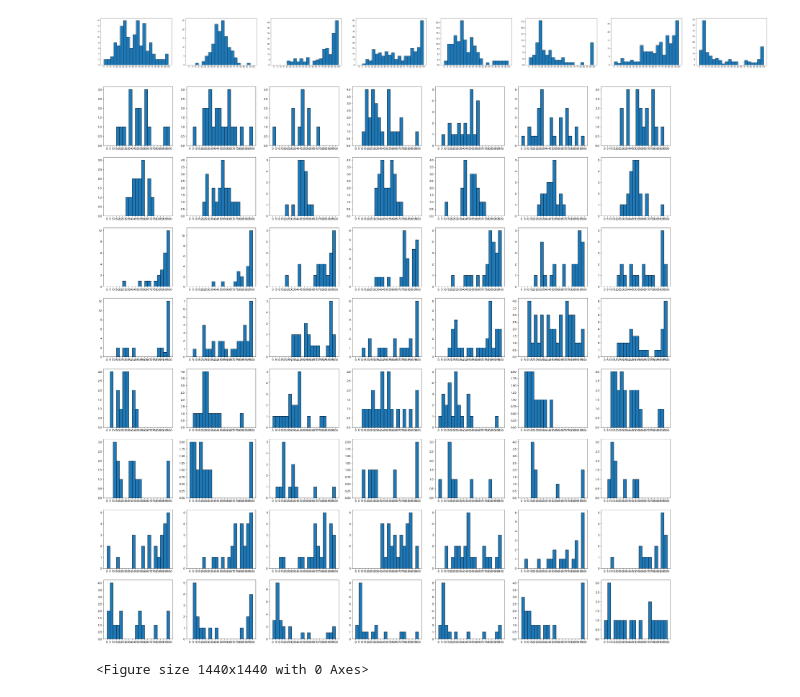
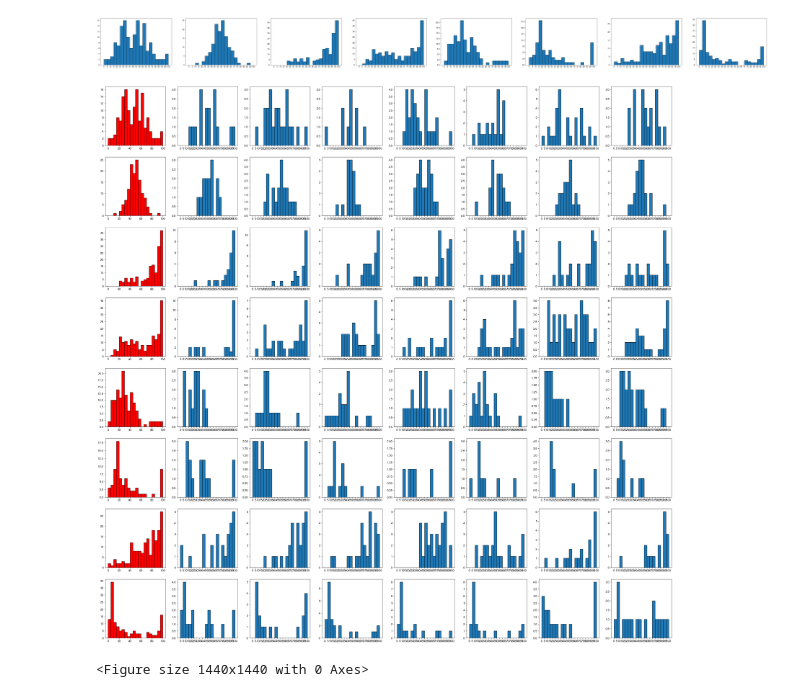
Before and after one commit to Isshin-Py-Sw-La-Me/Portfolio, a Jupyter notebook: bs_2.ipynb, the cells around one changed output. Cells and saved outputs as stored; diff of their text form; code cells hidden in the pictures.

```diff
--- a/bs_2.ipynb
+++ b/bs_2.ipynb
@@ -53,25 +53,35 @@ for i in range(len(users)):
 # %%
 #hist plot - +weekday
 plt.figure(figsize=(40,40))
 fuse_users = [x for x in range(0,8)]
 x_range = np.arange(0,105,5)
 
 for i in range(len(users)):
+    plt.subplot(8,8,1+i*8)
+    plt.hist(df.loc[(df["User"] == users[i]) &
+                    (df["state"] == "ON") &
+                    (df["date"] > dt.datetime(2021,12,1)) &
+                    (df["date"] < dt.datetime(2022,1,31))]["battery"],
+             range=(0,100),
+             bins=20,
+             ec="black",
+             color="red"
+            )
     for j in range(0,7):
-        plt.subplot(8,7,(j+1)+i*7)
+        plt.subplot(8,8,(j+2)+i*8)
         plt.xticks(x_range)
         plt.hist(df.loc[(df["User"] == users[i]) &
                         (df["state"] == "ON") &
                         (df["date"] > dt.datetime(2021,12,1)) &
                         (df["date"] < dt.datetime(2022,1,31)) &
                         (df["weekday"] == j)]["battery"],
                  range=(0,100),
                  bins=20,
                  ec="black"
                 )
 # plt.savefig("bs_2_results/hist_plot_plus_weekday.jpg")
 # %% [output]
-[figure, old version]
+[figure, new version]
 # %%
 # fig,ax = plt.subplots(3,3)
 plt.figure(figsize=(20,20))
```
